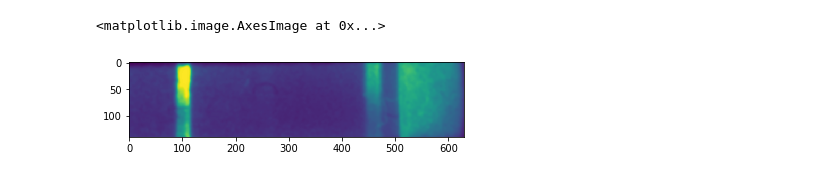
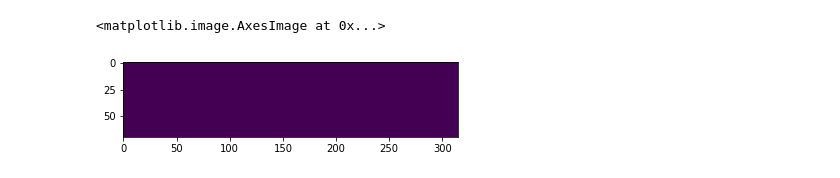
Before and after one commit to faraxnak/bactrace, a Jupyter notebook: bactrace.ipynb, the cells around one changed output. Drawn from its saved outputs; the diff is of its cells as text; code cells hidden in the pictures.

```diff
--- a/bactrace.ipynb
+++ b/bactrace.ipynb
@@ -16,3 +11,21 @@ sample = skimage.color.rgb2grey(imageio.imread('/Users/farid/Documents/Workspace
+# %%
+img_size = (int(1280/2), int(960/2))
+# %%
+template = Image.open('/Users/farid/Documents/Workspace/python/bactrace/data/samples/4_Pos_low Inflammation.tiff')
+# template = skimage.color.rgb2grey(imageio.imread('/Users/farid/Documents/Workspace/python/bactrace/data/samples/4_Pos_low Inflammation.tiff'))
+template = template.resize(img_size, PIL.Image.ANTIALIAS)
+template = np.array(template)
+
+# sample_name = '6_Pos_Inflammation.tiff'
+# sample_name = '3_Pos_Inflammation.tiff'
+# sample_name = '5_Pos_low Inflammation.tiff'
+# sample_name = '7_neg.tiff'
+sample_name = '8_Pos_Inflammation_suboptimal run.tiff'
+sample = Image.open('/Users/farid/Documents/Workspace/python/bactrace/data/samples/' + sample_name)
+sample = sample.resize(img_size, PIL.Image.ANTIALIAS)
+sample = np.array(sample)
+# sample = skimage.color.rgb2grey(imageio.imread('/Users/farid/Documents/Workspace/python/bactrace/data/samples/' + sample_name))
+# sample = template.resize(0.5, PIL.Image.ANTIALIAS)
 # %%
 plt.imshow(template)
 # %% [output]
@@ -267,9 +304,9 @@ plt.imshow(sitk.GetArrayFromImage(cimg))
 # %%
 # cropping mask based on the template image
-x1 = 270; x2 = 900; y1 = 360; y2 = 500
+x1 = 270/2; x2 = 900/2; y1 = 360/2; y2 = 500/2
 
-sample_cropped = sample_registered[y1:y2, x1:x2]
+sample_cropped = sample_registered[int(y1):int(y2), int(x1):int(x2)]
 plt.imshow(sample_cropped)
 # %% [output]
 <matplotlib.image.AxesImage at 0x...>
-[figure, old version]
+[figure, new version]
```
Also changed, not shown: parts of 37 cells of this notebook, 1 other file.
